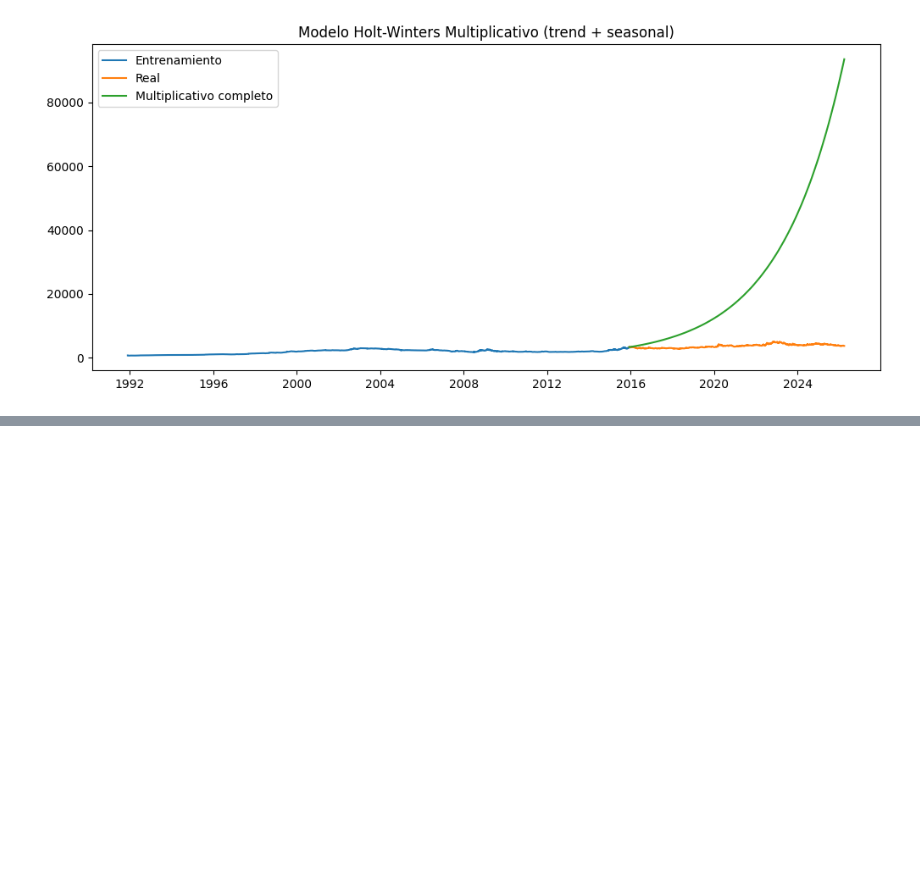
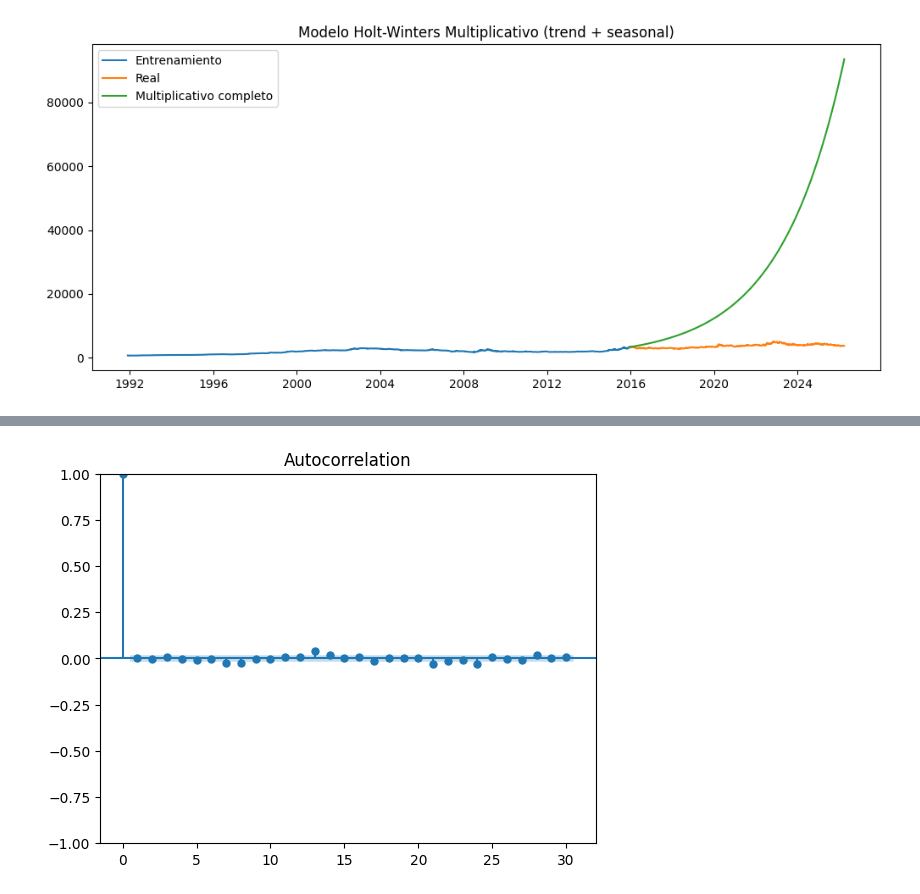
Before and after one commit to carlosvasquez3/M.Sc.-in-Data-Science, a Jupyter notebook: Estadística/TRM.ipynb, the cells around one changed output, grey strips where cells are left out. Drawn from its saved outputs; the diff is of its cells as text; code cells hidden in the pictures; blank space fills up the shorter version.

```diff
--- a/Estadística/TRM.ipynb
+++ b/Estadística/TRM.ipynb
@@ -533,0 +652,7 @@ plt.show()
+# %%
+from statsmodels.graphics.tsaplots import plot_acf
+
+plot_acf(residuos_arima.dropna(), lags=30)
+plt.show()
+# %% [output]
+[figure, added]
```
Also changed, not shown: parts of 18 cells of this notebook.
